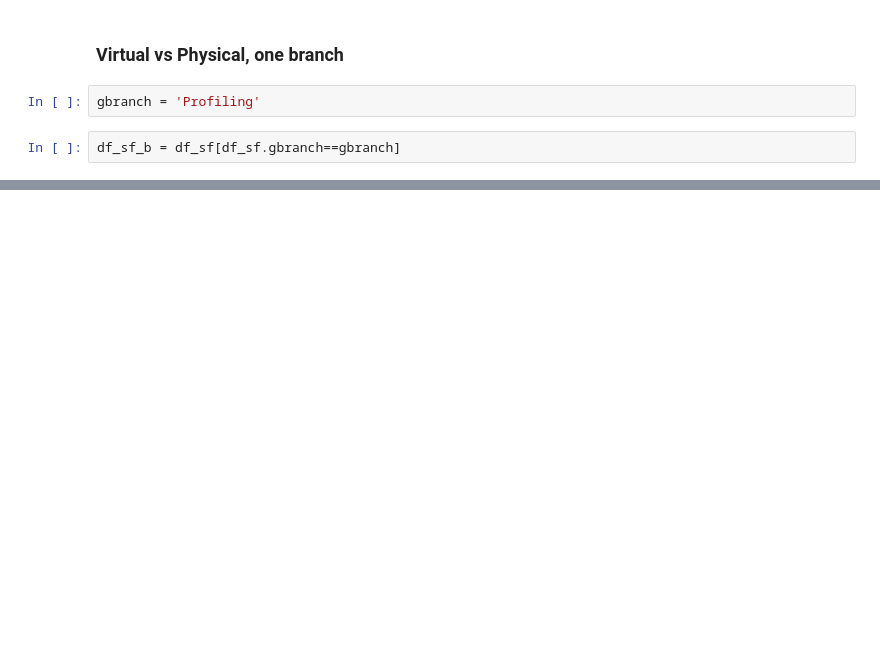
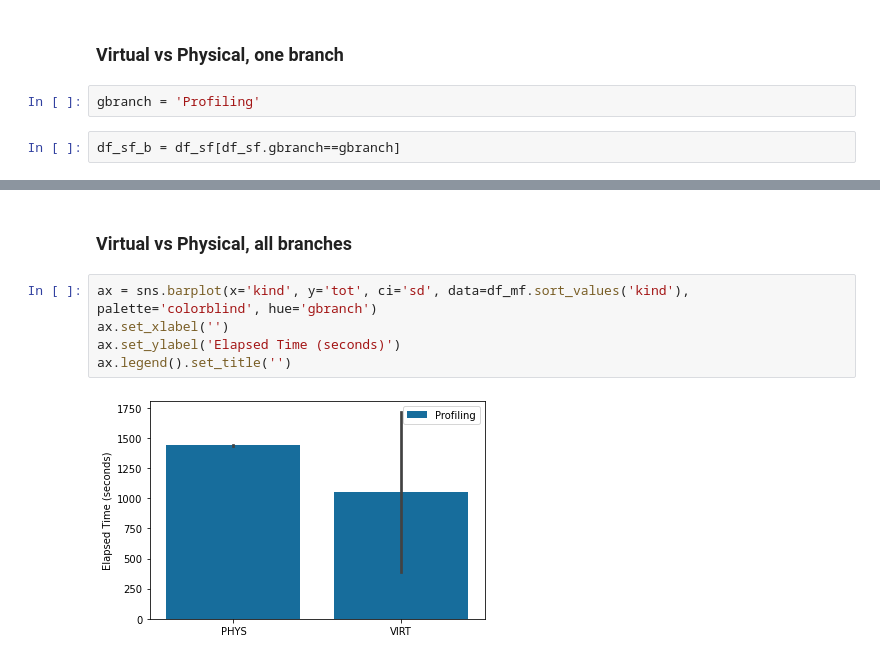
Before and after one commit to aria-tools/ARIA-tools, a Jupyter notebook: tools/Profiling/Plot_AT_Profiles.ipynb, the cells around one changed output, grey strips where cells are left out. Saved outputs shown, nothing was run; the diff lists cells and outputs as text; blank space fills up the shorter version.

```diff
--- a/tools/Profiling/Plot_AT_Profiles.ipynb
+++ b/tools/Profiling/Plot_AT_Profiles.ipynb
@@ -145,0 +182,9 @@ Virtual dev: 598.02 +/- 28.62 seconds
+# %% [markdown]
+### Virtual vs Physical, all branches
+# %%
+ax = sns.barplot(x='kind', y='tot', ci='sd', data=df_mf.sort_values('kind'), palette='colorblind', hue='gbranch')
+ax.set_xlabel('')
+ax.set_ylabel('Elapsed Time (seconds)')
+ax.legend().set_title('')
+# %% [output]
+[figure, added]
```
Also changed, not shown: parts of 23 cells of this notebook, 2 other files.
